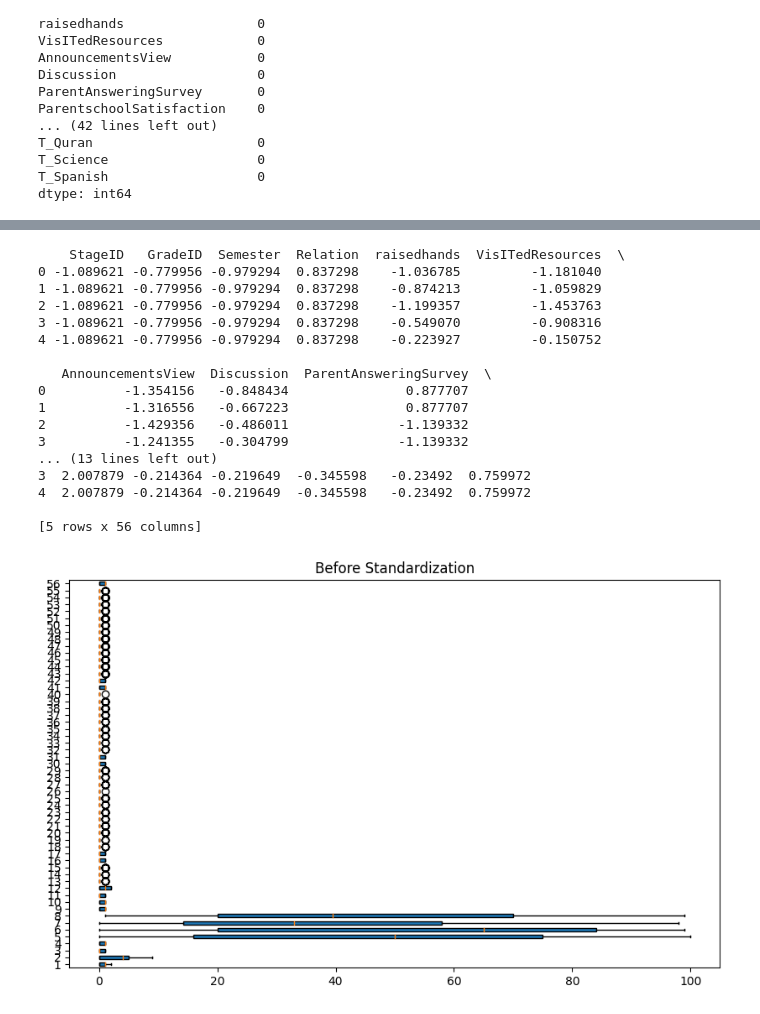
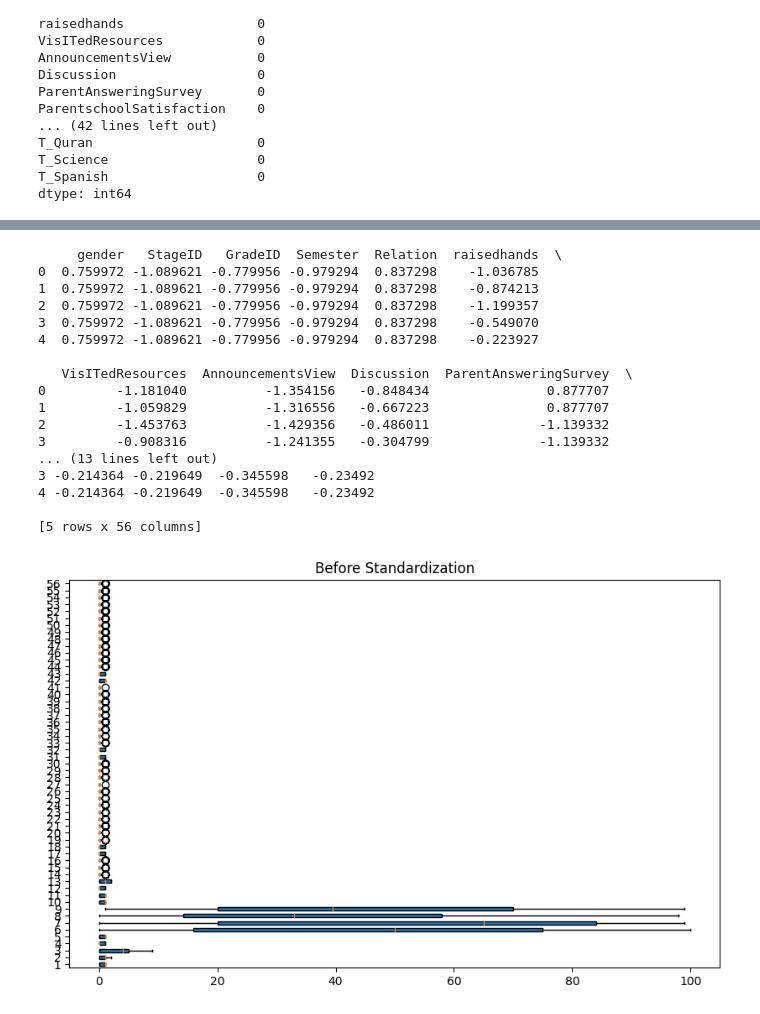
Before and after one commit to FaridRash/HW-SW-B, a Jupyter notebook: Notebooks/Farid_1st.ipynb, the cells around one changed output, grey strips where cells are left out. Saved outputs shown, nothing was run; the diff lists cells and outputs as text; code cells hidden in the pictures.

```diff
--- a/Notebooks/Farid_1st.ipynb
+++ b/Notebooks/Farid_1st.ipynb
@@ -359,45 +315,45 @@ from sklearn.preprocessing import StandardScaler
 scaler = StandardScaler()
 
 # Scale the data
-data_scaled = scaler.fit_transform(data_encoded)
+data_scaled = scaler.fit_transform(data)
 
 # Convert the scaled data back to a DataFrame
-data_scaled = pd.DataFrame(data_scaled, columns=data_encoded.columns)
+data_scaled = pd.DataFrame(data_scaled, columns=data.columns)
 
 # Display the first few rows of the scaled dataset
 print(data_scaled.head())
 # %% [output]
-    StageID   GradeID  Semester  Relation  raisedhands  VisITedResources  \
-0 -1.089621 -0.779956 -0.979294  0.837298    -1.036785         -1.181040
-1 -1.089621 -0.779956 -0.979294  0.837298    -0.874213         -1.059829
-2 -1.089621 -0.779956 -0.979294  0.837298    -1.199357         -1.453763
-3 -1.089621 -0.779956 -0.979294  0.837298    -0.549070         -0.908316
-4 -1.089621 -0.779956 -0.979294  0.837298    -0.223927         -0.150752
+     gender   StageID   GradeID  Semester  Relation  raisedhands  \
+0  0.759972 -1.089621 -0.779956 -0.979294  0.837298    -1.036785
+1  0.759972 -1.089621 -0.779956 -0.979294  0.837298    -0.874213
+2  0.759972 -1.089621 -0.779956 -0.979294  0.837298    -1.199357
+3  0.759972 -1.089621 -0.779956 -0.979294  0.837298    -0.549070
+4  0.759972 -1.089621 -0.779956 -0.979294  0.837298    -0.223927
 
-   AnnouncementsView  Discussion  ParentAnsweringSurvey  \
-0          -1.354156   -0.848434               0.877707
-1          -1.316556   -0.667223               0.877707
-2          -1.429356   -0.486011              -1.139332
-3          -1.241355   -0.304799              -1.139332
+   VisITedResources  AnnouncementsView  Discussion  ParentAnsweringSurvey  \
+0         -1.181040          -1.354156   -0.848434               0.877707
+1         -1.059829          -1.316556   -0.667223               0.877707
+2         -1.453763          -1.429356   -0.486011              -1.139332
+3         -0.908316          -1.241355   -0.304799              -1.139332
 ... (13 lines left out)
-3  2.007879 -0.214364 -0.219649  -0.345598   -0.23492  0.759972
-4  2.007879 -0.214364 -0.219649  -0.345598   -0.23492  0.759972
+3 -0.214364 -0.219649  -0.345598   -0.23492
+4 -0.214364 -0.219649  -0.345598   -0.23492
 
 [5 rows x 56 columns]
 # %%
 import matplotlib.pyplot as plt
 
 # Function to plot data
 def plot_data(data, title):
     plt.figure(figsize=(10, 6))
     plt.boxplot(data.values, vert=False, patch_artist=True)
     plt.title(title)
     plt.show()
 
 # Plot data before standardization
-plot_data(data_encoded, 'Before Standardization')
+plot_data(data, 'Before Standardization')
 # %% [output]
-[figure, old version]
+[figure, new version]
 # %%
 # Plot data after standardization
 plot_data(data_scaled, 'After Standardization')
```
Also changed, not shown: parts of 12 cells of this notebook.
